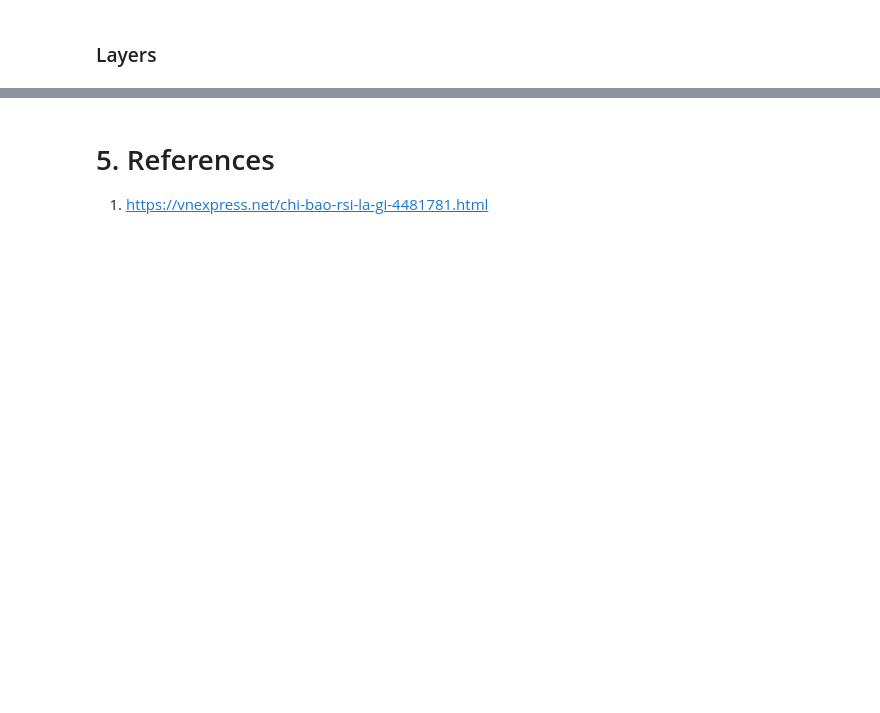
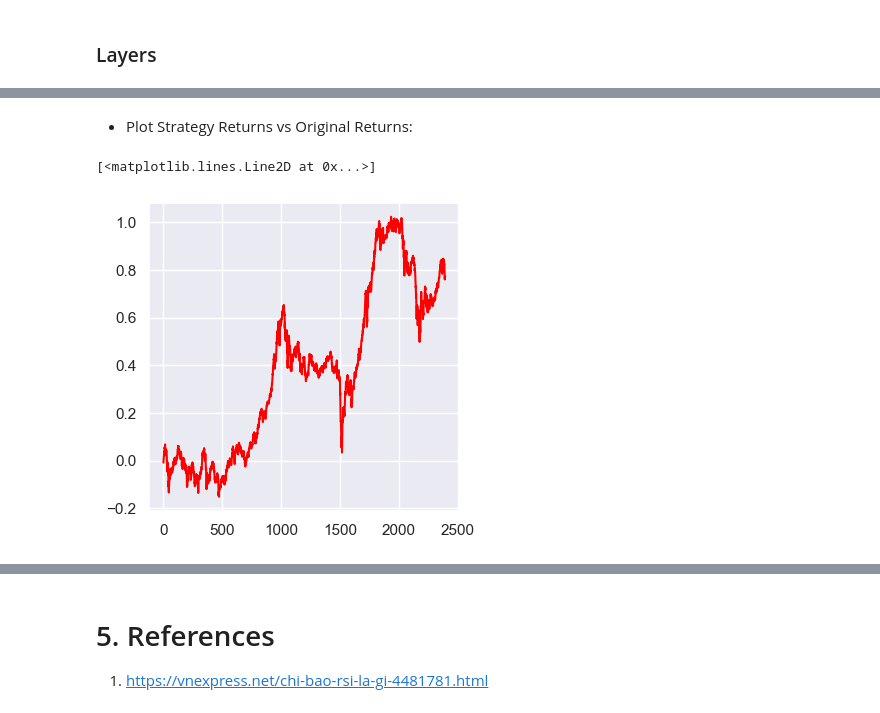
Before and after one commit to dangnguyenphuc/stock-prediction, a Jupyter notebook: main.ipynb, the cells around one changed output, grey strips where cells are left out. Saved outputs shown, nothing was run; the diff lists cells and outputs as text; code cells hidden in the pictures; blank space fills up the shorter version.

```diff
--- a/main.ipynb
+++ b/main.ipynb
@@ -641,0 +793,2 @@ Epoch 40/40
+# %%
+data_svm['Return'] = data_svm.Close.pct_change()
@@ -641,0 +797,2 @@ Epoch 40/40
+# %%
+data_svm['Strategy_Return'] = data_svm.Return * data_svm.Predicted_Signal.shift(1)
@@ -641,0 +801,3 @@ Epoch 40/40
+# %%
+data_svm['Cum_Ret'] = data_svm['Return'].cumsum()
+data_svm
@@ -641,0 +820,4 @@ Epoch 40/40
+# %%
+# Plot Strategy Cumulative returns
+data_svm['Cum_Strategy'] = data_svm['Strategy_Return'].cumsum()
+data_svm
@@ -641,0 +838,7 @@ Epoch 40/40
+# %% [markdown]
+* Plot Strategy Returns vs Original Returns:
+# %%
+plt.plot(data_svm['Cum_Ret'],color='red')
+# %% [output]
+[<matplotlib.lines.Line2D at 0x...>]
+[figure, added]
```
Also changed, not shown: parts of 41 cells of this notebook, 1 other file.
